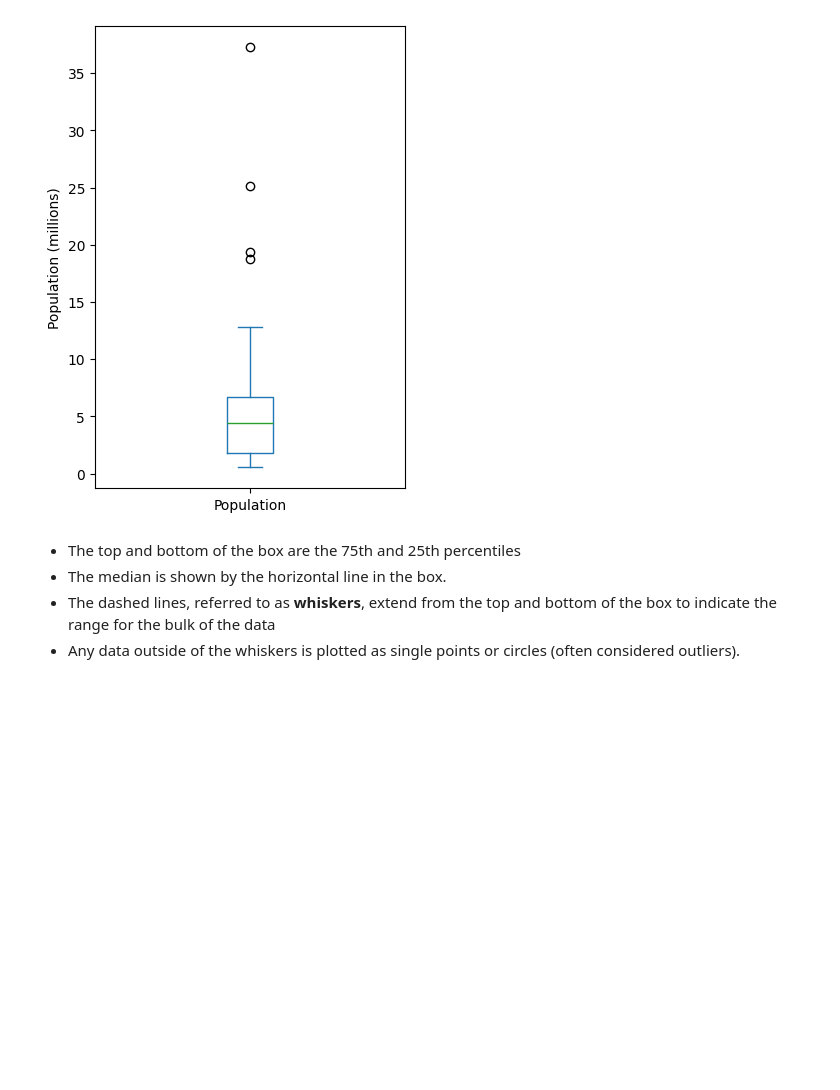
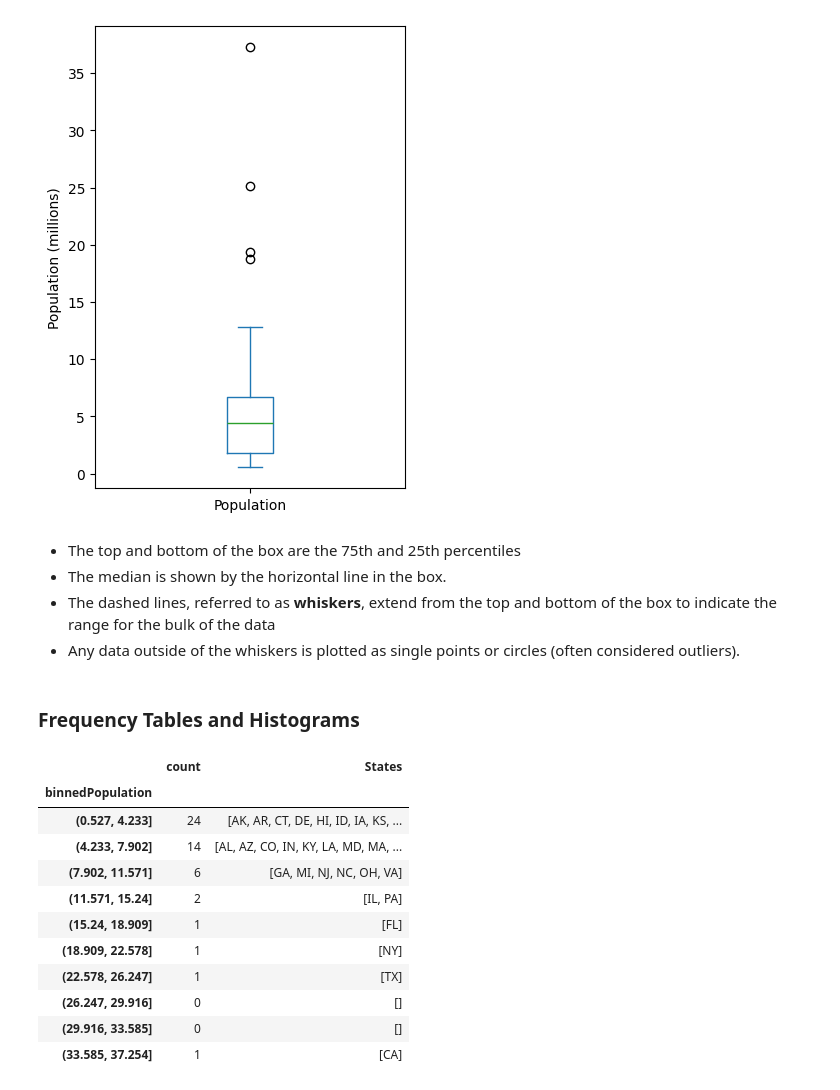
Before and after one commit to CodexploreRepo/machine-learning-101, a Jupyter notebook: notebooks/tutorial/eda.ipynb, the cells around one changed output. Saved outputs shown, nothing was run; the diff lists cells and outputs as text; code cells hidden in the pictures; blank space fills up the shorter version.

```diff
--- a/notebooks/tutorial/eda.ipynb
+++ b/notebooks/tutorial/eda.ipynb
@@ -65,3 +68,30 @@ plt.show()
 - The median is shown by the horizontal line in the box.
 - The dashed lines, referred to as **whiskers**, extend from the top and bottom of the box to indicate the range for the bulk of the data
 - Any data outside of the whiskers is plotted as single points or circles (often considered outliers).
+# %% [markdown]
+### Frequency Tables and Histograms
+# %%
+binnedPopulation = pd.cut(state['Population'] / 1_000_000, 10)
+binnedPopulation.name = 'binnedPopulation'
+
+bin_count = binnedPopulation.value_counts().sort_index()
+# %%
+df = pd.concat([state['Abbreviation'], binnedPopulation], axis=1)
+bin_state = df.groupby('binnedPopulation')['Abbreviation'].apply(list)
+bin_state.name = 'States'
+# %%
+freq_table = pd.concat([bin_count, bin_state], axis=1)
+freq_table
+# %% [output]
+|  | count | States |
+| binnedPopulation |  |  |
+| (0.527, 4.233] | 24 | [AK, AR, CT, DE, HI, ID, IA, KS, ... |
+| (4.233, 7.902] | 14 | [AL, AZ, CO, IN, KY, LA, MD, MA, ... |
+| (7.902, 11.571] | 6 | [GA, MI, NJ, NC, OH, VA] |
+| (11.571, 15.24] | 2 | [IL, PA] |
+| (15.24, 18.909] | 1 | [FL] |
+| (18.909, 22.578] | 1 | [NY] |
+| (22.578, 26.247] | 1 | [TX] |
+| (26.247, 29.916] | 0 | [] |
+| (29.916, 33.585] | 0 | [] |
+| (33.585, 37.254] | 1 | [CA] |
```
Also changed, not shown: parts of 2 cells of this notebook, 2 other files.
